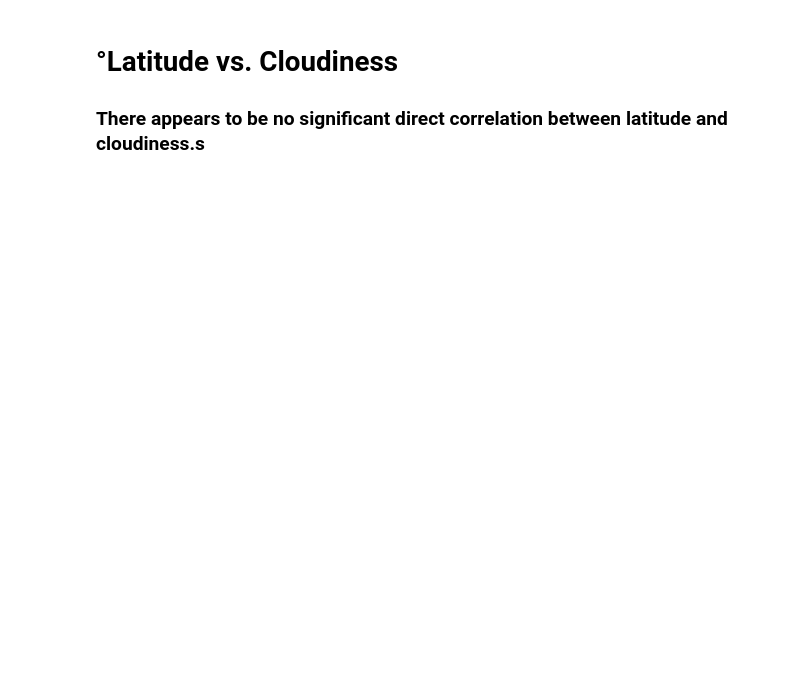
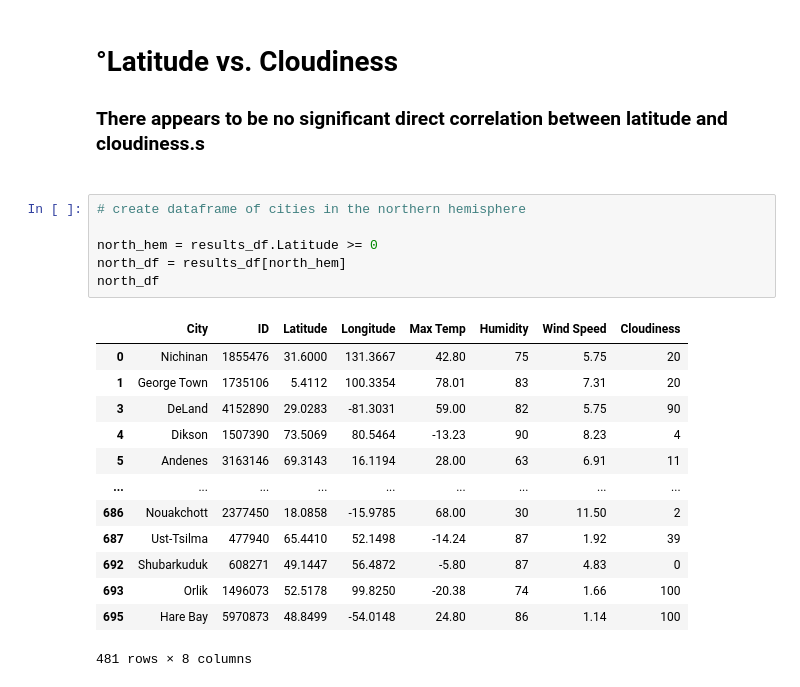
Before and after one commit to Yanwho/python-api-challenge, a Jupyter notebook: WeatherPy/WeatherPy.ipynb, the cells around one changed output. Drawn from its saved outputs; the diff is of its cells as text; blank space fills up the shorter version.

Commit message:
added north/south hemisphere dataframes

```diff
--- a/WeatherPy/WeatherPy.ipynb
+++ b/WeatherPy/WeatherPy.ipynb
@@ -179,3 +177,23 @@ plt.savefig("figures/cloudiness.png")
 # %% [markdown]
 <h1> °Latitude vs. Cloudiness <h1>
 <h3>There appears to be no significant direct correlation between latitude and cloudiness.s<h3>
+# %%
+# create dataframe of cities in the northern hemisphere
+
+north_hem = results_df.Latitude >= 0
+north_df = results_df[north_hem]
+north_df
+# %% [output]
+|  | City | ID | Latitude | Longitude | Max Temp | Humidity | Wind Speed | Cloudiness |
+| 0 | Nichinan | 1855476 | 31.6000 | 131.3667 | 42.80 | 75 | 5.75 | 20 |
+| 1 | George Town | 1735106 | 5.4112 | 100.3354 | 78.01 | 83 | 7.31 | 20 |
+| 3 | DeLand | 4152890 | 29.0283 | -81.3031 | 59.00 | 82 | 5.75 | 90 |
+| 4 | Dikson | 1507390 | 73.5069 | 80.5464 | -13.23 | 90 | 8.23 | 4 |
+| 5 | Andenes | 3163146 | 69.3143 | 16.1194 | 28.00 | 63 | 6.91 | 11 |
+| ... | ... | ... | ... | ... | ... | ... | ... | ... |
+| 686 | Nouakchott | 2377450 | 18.0858 | -15.9785 | 68.00 | 30 | 11.50 | 2 |
+| 687 | Ust-Tsilma | 477940 | 65.4410 | 52.1498 | -14.24 | 87 | 1.92 | 39 |
+| 692 | Shubarkuduk | 608271 | 49.1447 | 56.4872 | -5.80 | 87 | 4.83 | 0 |
+| 693 | Orlik | 1496073 | 52.5178 | 99.8250 | -20.38 | 74 | 1.66 | 100 |
+| 695 | Hare Bay | 5970873 | 48.8499 | -54.0148 | 24.80 | 86 | 1.14 | 100 |
+481 rows × 8 columns
```
Also changed, not shown: parts of 8 cells of this notebook, 5 other files.
